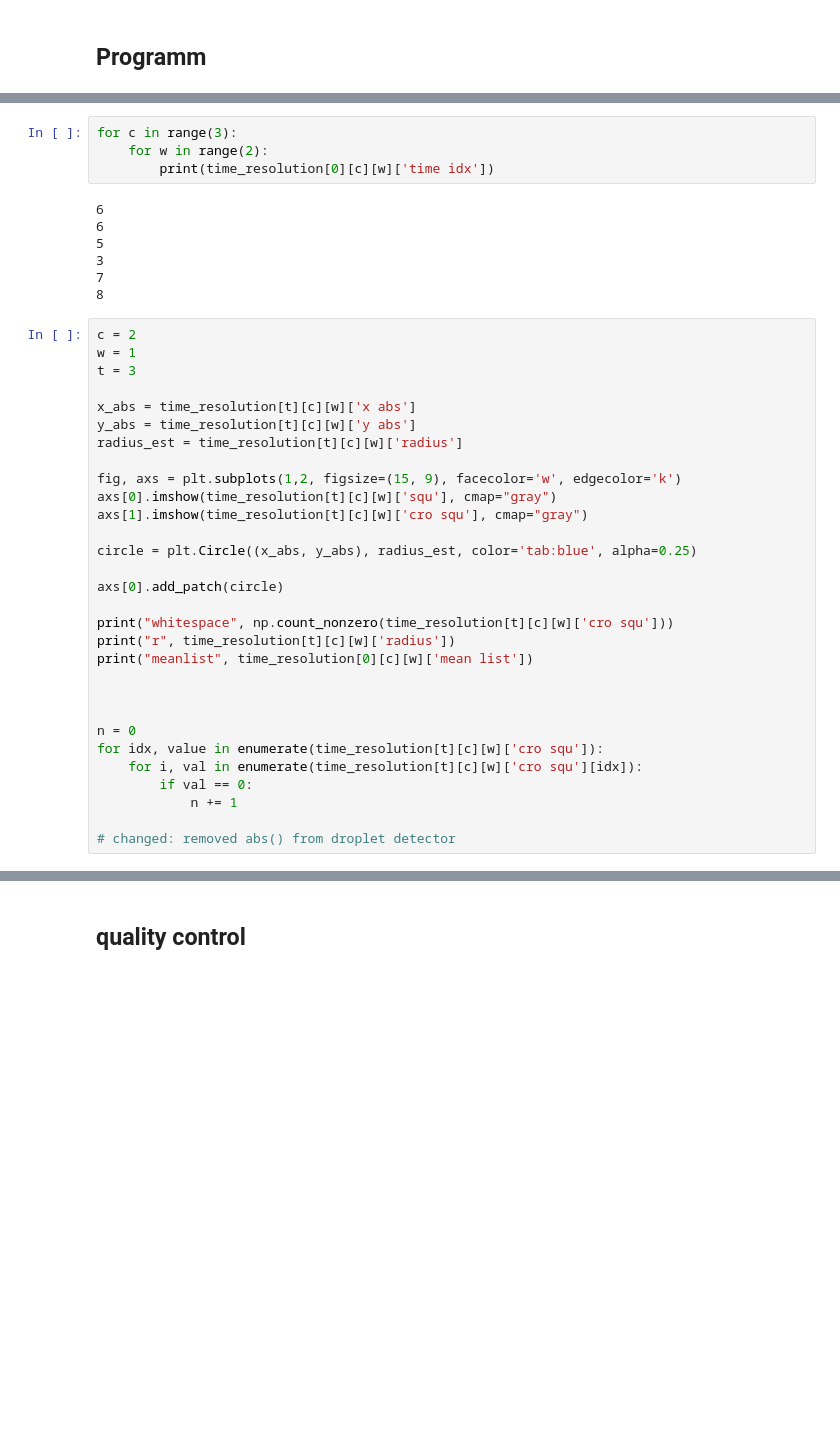
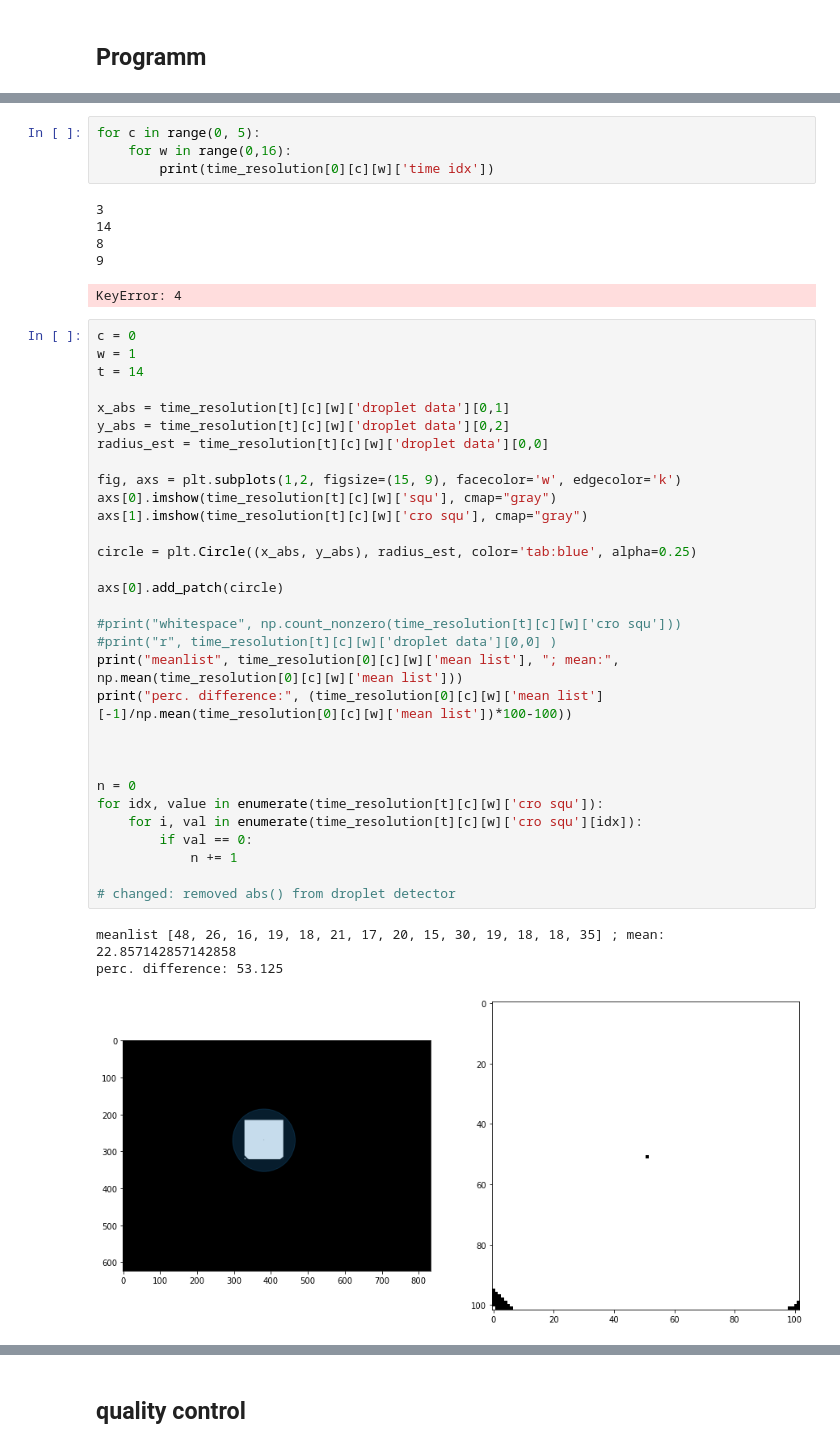
Before and after one commit to cfsb618/PyPhaseChip, a Jupyter notebook: pyphasechip.ipynb, the cells around one changed output, grey strips where cells are left out. Drawn from its saved outputs; the diff is of its cells as text; blank space fills up the shorter version.

```diff
--- a/pyphasechip.ipynb
+++ b/pyphasechip.ipynb
@@ -229,44 +225,48 @@ mid_start: 132
 # %%
-for c in range(3):
-    for w in range(2):
+for c in range(0, 5):
+    for w in range(0,16):
         print(time_resolution[0][c][w]['time idx'])
 # %% [output]
-6
-6
-5
 3
-7
+14
 8
+9
+KeyError: 4
 # %%
-c = 2
+c = 0
 w = 1
-t = 3
+t = 14
 
-x_abs = time_resolution[t][c][w]['x abs']
-y_abs = time_resolution[t][c][w]['y abs']
-radius_est = time_resolution[t][c][w]['radius']
+x_abs = time_resolution[t][c][w]['droplet data'][0,1]
+y_abs = time_resolution[t][c][w]['droplet data'][0,2]
+radius_est = time_resolution[t][c][w]['droplet data'][0,0]
 
 fig, axs = plt.subplots(1,2, figsize=(15, 9), facecolor='w', edgecolor='k')
 axs[0].imshow(time_resolution[t][c][w]['squ'], cmap="gray")
 axs[1].imshow(time_resolution[t][c][w]['cro squ'], cmap="gray")
 
 circle = plt.Circle((x_abs, y_abs), radius_est, color='tab:blue', alpha=0.25)
 
 axs[0].add_patch(circle)
 
-print("whitespace", np.count_nonzero(time_resolution[t][c][w]['cro squ']))
-print("r", time_resolution[t][c][w]['radius'])
-print("meanlist", time_resolution[0][c][w]['mean list'])
+#print("whitespace", np.count_nonzero(time_resolution[t][c][w]['cro squ']))
+#print("r", time_resolution[t][c][w]['droplet data'][0,0] )
+print("meanlist", time_resolution[0][c][w]['mean list'], "; mean:", np.mean(time_resolution[0][c][w]['mean list']))
+print("perc. difference:", (time_resolution[0][c][w]['mean list'][-1]/np.mean(time_resolution[0][c][w]['mean list'])*100-100))
 
 
 
 n = 0
 for idx, value in enumerate(time_resolution[t][c][w]['cro squ']):
     for i, val in enumerate(time_resolution[t][c][w]['cro squ'][idx]):
         if val == 0:
             n += 1
 
 # changed: removed abs() from droplet detector
+# %% [output]
+meanlist [48, 26, 16, 19, 18, 21, 17, 20, 15, 30, 19, 18, 18, 35] ; mean: 22.857142857142858
+perc. difference: 53.125
+[figure, added]
 # %%
 ### Plot
 
```
Also changed, not shown: parts of 9 cells of this notebook, 2 other files.
